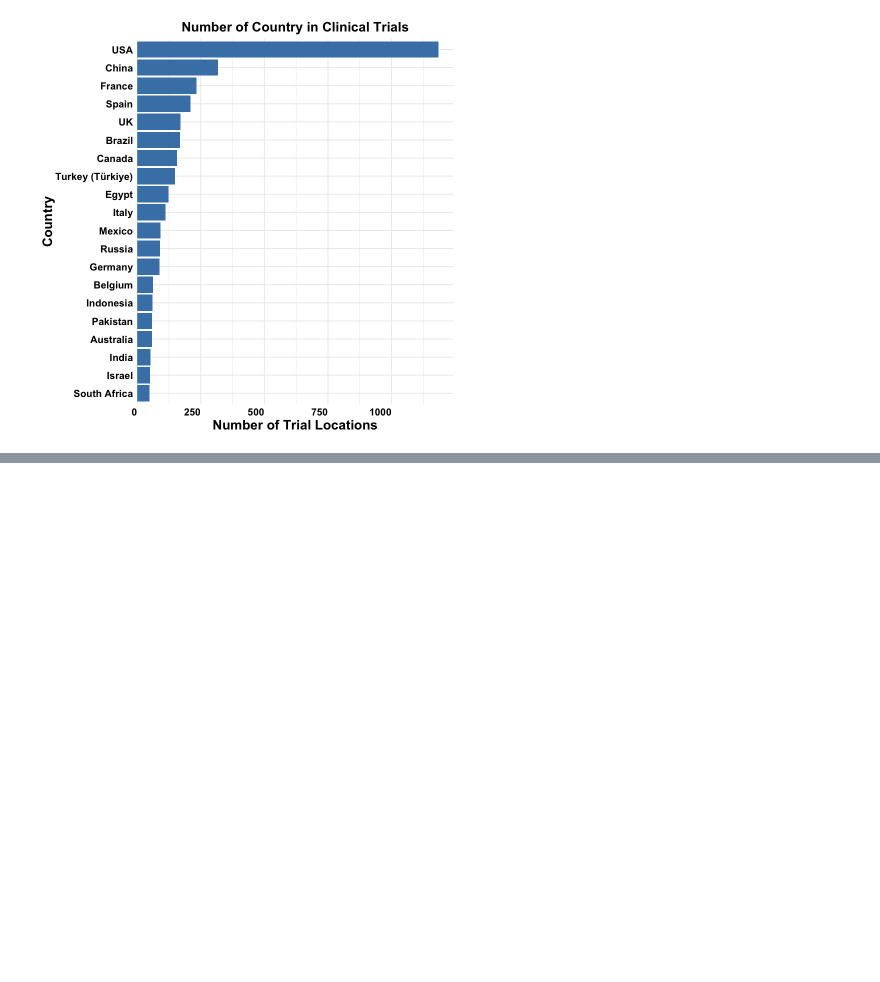
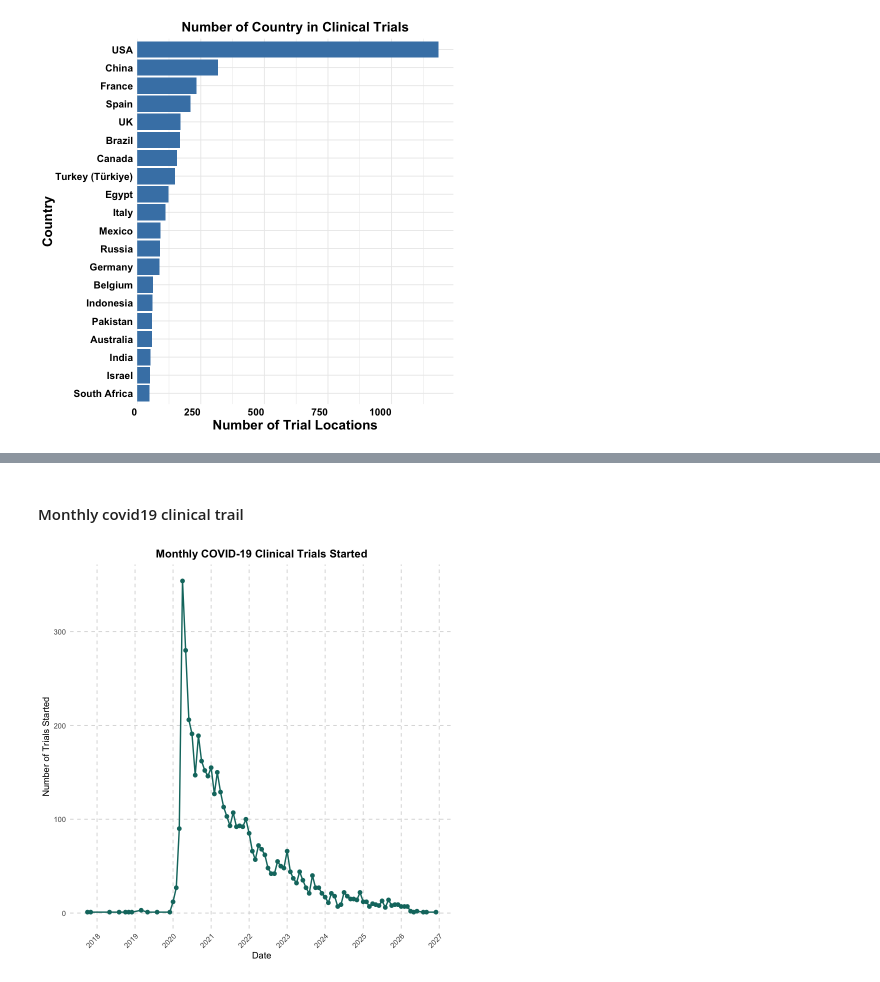
Before and after one commit to arunmhh/Clinical_trial_Covid19_studies, a Jupyter notebook: scripts/covide_clinical_trials.ipynb, the cells around one changed output, grey strips where cells are left out. Cells and saved outputs as stored; diff of their text form; code cells hidden in the pictures; blank space fills up the shorter version.

```diff
--- a/scripts/covide_clinical_trials.ipynb
+++ b/scripts/covide_clinical_trials.ipynb
@@ -141,0 +226,39 @@ ggsave("/Volumes/NGS/Rproject/Clinical_trail_Covid19_studies/visuals/country_dis
+# %% [markdown]
+#### Monthly covid19 clinical trail #####
+# %%
+library(dplyr)
+library(lubridate)
+library(ggplot2)
+
+data %>%
+  mutate(
+    start_date = parse_date_time(start_date, orders = c("ymd", "ym", "y")),
+    start_date = as.Date(start_date)) %>%
+  filter(!is.na(start_date),
+         start_date >= as.Date("2017-01-01"),
+         start_date <= as.Date("2026-12-31")) %>%
+  mutate(start_date = floor_date(start_date, "month")) %>%
+  count(start_date, name = "n_studies") %>%
+
+  ggplot(aes(x = start_date, y = n_studies)) +
+  geom_line(color = "#0F766E", linewidth = 0.8) +
+  geom_point(color = "#0F766E", size = 2) +
+
+  scale_x_date(date_labels = "%Y", date_breaks = "1 year") +
+
+  labs(
+    title = "Monthly COVID-19 Clinical Trials Started",
+    x = "Date",
+    y = "Number of Trials Started"
+  ) +
+
+  theme_minimal() +
+  theme(
+    panel.grid.minor = element_blank(),
+    panel.grid.major = element_line(linetype = "dashed", color = "gray85"),
+    axis.text.x = element_text(angle = 45, hjust = 1),
+    plot.title = element_text(face = "bold", hjust = 0.5)
+  )
+ggsave("/Volumes/NGS/Rproject/Clinical_trail_Covid19_studies/visuals/monthly_covid19_trials_over_time.png", width = 6, height = 4)
+# %% [output]
+[figure, added]
```
Also changed, not shown: parts of 10 cells of this notebook, 4 other files.
